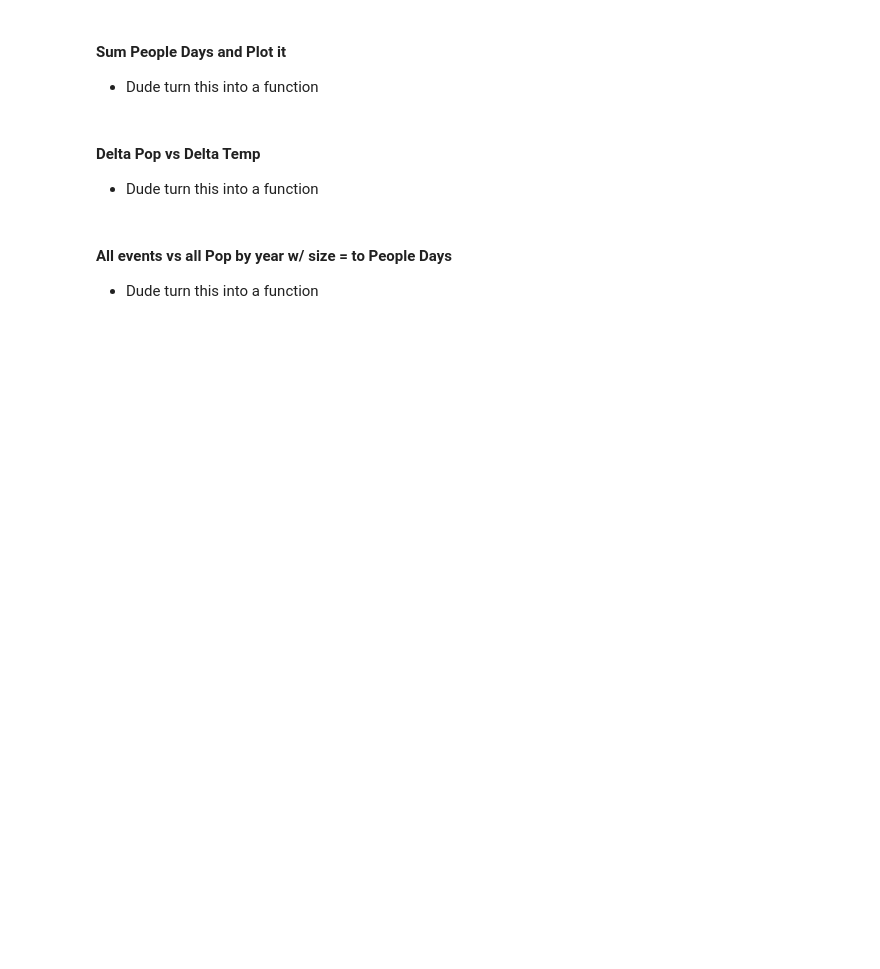
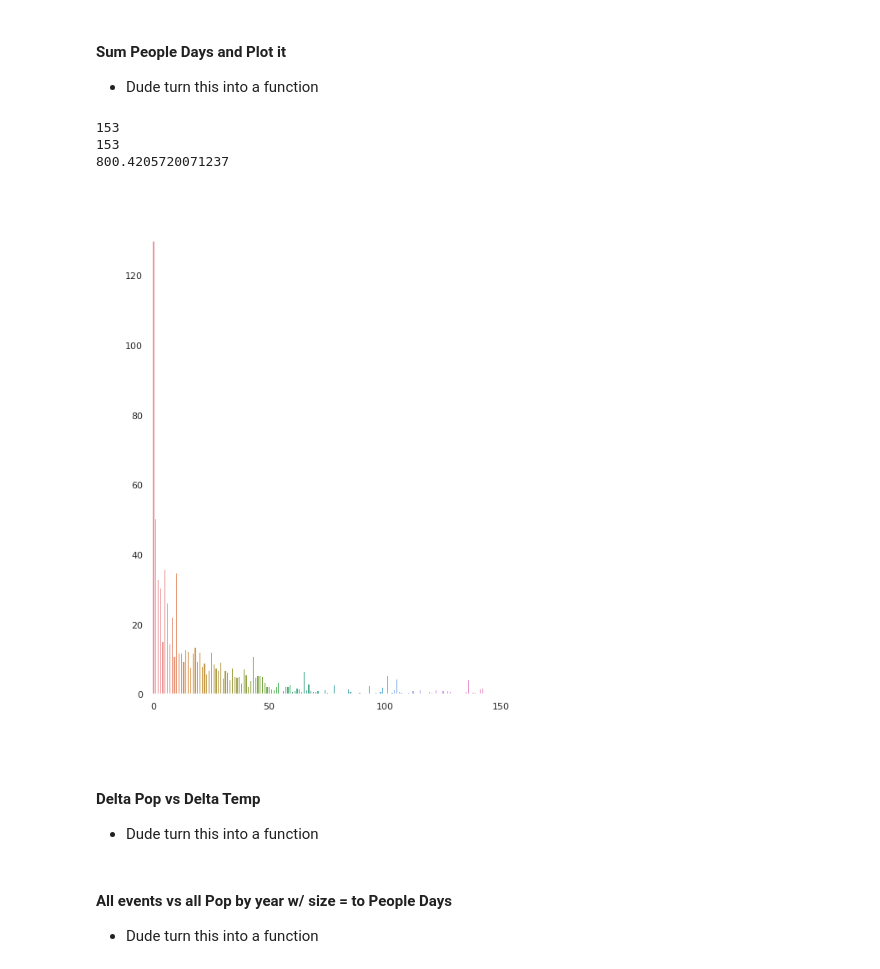
Before and after one commit to ecohydro/GlobalUrbanHeat, a Jupyter notebook: Notebooks/cpt_Figures.ipynb, the cells around one changed output. Cells and saved outputs as stored; diff of their text form; code cells hidden in the pictures; blank space fills up the shorter version.

```diff
--- a/Notebooks/cpt_Figures.ipynb
+++ b/Notebooks/cpt_Figures.ipynb
@@ -97,12 +191,13 @@ events1983_totEvents[2000:2050]
 # %%
 # file names
 
+DATA_IN = '/home/cascade/projects/data_out_urbanheat/'
 chirts_daily_fn = '20190831_TMax-GHS_TotEvents83-2016.csv'
 GHS_fn = 'GHS_STAT_UCDB2015MT_GLOBE_R2019A_V1_0.shp'
 # %%
 # Open daily and GHS_UCDB
 
-df_chirts = pd.read_csv(TDATA_IN+chirts_daily_fn)
+df_chirts = pd.read_csv(DATA_IN+chirts_daily_fn)
 df_ghs = gpd.read_file(GHS_DATA_IN+GHS_fn)
 # %%
 # Map in city populations
@@ -152,8 +276,8 @@ df_Tpop[2500:2600]
 
 - Dude turn this into a function
 # %%
-year = '2015' # get Tmax events for a given year
-pop_year = 'P15' # get the pop for each city
+year = '2000' # get Tmax events for a given year
+pop_year = 'P00' # get the pop for each city
 
 pop_tot = df_Tpop.groupby(year)[pop_year].sum() # group pop by tmax events and sum
 pop_range = (list(range(1,len(pop_tot)+1))) # make a list of range
@@ -167,30 +291,40 @@ test['pop_range'] = pop_range
 
 tot = test.pop_tot.sum()
 print(tot)
+# %% [output]
+153
+153
+800.4205720071237
 # %%
 # make plot
 
 sns.set(font_scale=1)
 # fig, ax = plt.subplots(nrows=1, ncols=1)
 fig = plt.subplots(figsize=[10,10])
 
 ax = sns.barplot(x='pop_range', y='pop_tot', data = test)
 
 # Colors
 ax.set_facecolor('White')
 
+# Sent font color
+
 # control x and y limits
 plt.ylim(0, 130)
 plt.xlim(-1, 200)
 
 # Labels
-plt.xlabel('Number of Days Per Year > 40.6C')
-plt.ylabel('Total Number of Urban Residents Exposed (millions)')
-plt.title('Number of Urban Residents Exposed to Days >40.6 in '+year)
+plt.xlabel('Number of Days Per Year > 40.6C', fontsize = 25, c = 'white')
+plt.ylabel('Total Number of Urban Residents Exposed (millions)', fontsize = 25, c = 'white')
+plt.title('Urban Population Exposed to Days >40.6 '+year, fontsize = 25, c = 'white')
 
 # ticks
 tick = list(range(0,200, 50))
 plt.xticks(tick, tick)
+
+plt.savefig('/home/cascade/projects/'+'peopledays '+year+'.png', transparent=True)
+# %% [output]
+[figure, added]
 # %% [markdown]
 #### Delta Pop vs Delta Temp
 
```
Also changed, not shown: parts of 28 cells of this notebook.
